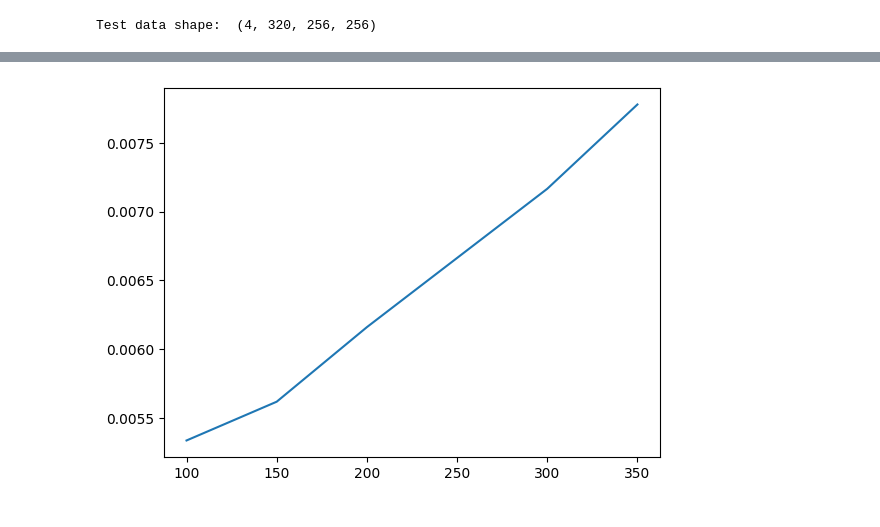
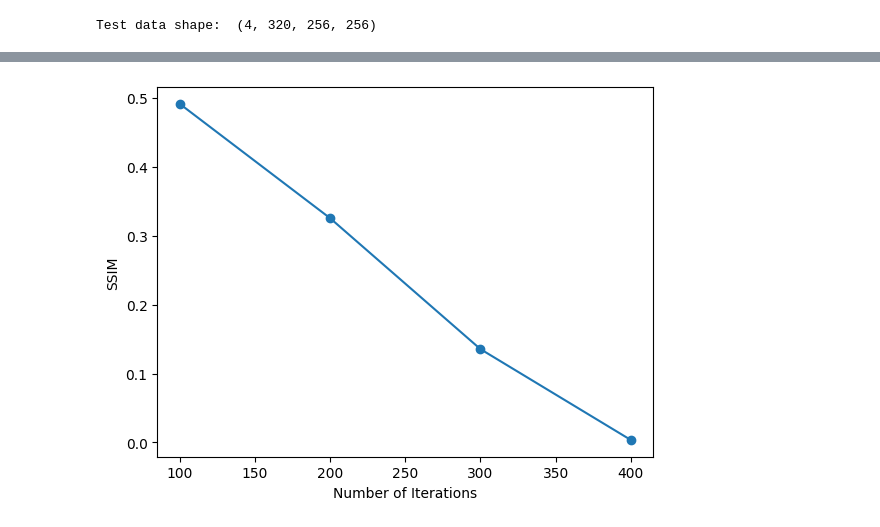
Before and after one commit to baristuran/baris-personal, a Jupyter notebook: data_assimilation.ipynb, the cells around one changed output, grey strips where cells are left out. Drawn from its saved outputs; the diff is of its cells as text; code cells hidden in the pictures.

```diff
--- a/data_assimilation.ipynb
+++ b/data_assimilation.ipynb
@@ -109,7 +109,7 @@ def denoise(guidance, model, K, beta_min = 1e-4, beta_max = 0.02, steps=[1000],
     return x_t
 # %%
 #Randomly choose a fixed percentage of points from the test snapshot
-percentage = 5
+percentage = 1.5625
 factor = percentage/100
 N = int(256**2 * factor)
 test_snapshot = test_data[3, 10, :, :]
@@ -138,6 +138,9 @@ ax2.imshow(interpolated_sparse_measurement)
 #Generate high fidelity data from sparse mesurements
 sparse_measurement = torch.tensor(interpolated_sparse_measurement, dtype=torch.float32).unsqueeze(0).unsqueeze(0).to(device)
 K = 1
-steps = np.ones((K,), dtype=np.int16) * 100
-generated_image = denoise(sparse_measurement, model,steps=steps, K=K, beta_max=0.002, output_freq=10, show_intermediate_output=True).squeeze().detach().cpu().numpy()
+steps = np.ones((K,), dtype=np.int16) * 400
+generated_image = denoise(sparse_measurement, model,steps=steps, K=K, beta_max=0.02, output_freq=40, show_intermediate_output="True").squeeze().detach().cpu().numpy()
+plt.imshow(generated_image)
+plt.title("Generated Image")
+plt.savefig("beta_max_0_02_S_400.png", dpi=400)
 # %% [output]
@@ -193,44 +196,59 @@ Average Relative Error at Sparse Measurement Locations: 100.89851379394531%
 # %%
 import os
 sparse_measurement = torch.tensor(interpolated_sparse_measurement, dtype=torch.float32).unsqueeze(0).unsqueeze(0).to(device)
-S = [100,150,200,300,350]
+S = [100,200,300,400]
 K = [1]
 path = "/home/baris/Documents/DDSim/baris-personal/sparse/"
 
 
 
-SSIM_Sparse_List = []
-SSIM_List = []
-MSE_List = []
 
-figure, axis = plt.subplots()
-figure2, axis2 = plt.subplots()
-for s in S:
-    for k in K:
-        path_K = os.path.join(path, "K_" + str(k))
-        path_K_str = path + "K_" + str(k)
-        if not os.path.exists(path_K):
-            s.makedirs(path_K)
-        plt.imshow(test_snapshot)
-        plt.savefig(path_K_str + "/ground_truth")
+def parametric(K,S):
+    figure, axis = plt.subplots()
+    figure2, axis2 = plt.subplots()
+    SSIM_Sparse_List = []
+    SSIM_List = []
+    MSE_List = []
 
-        steps = np.ones((k,), dtype=np.int16) * s
-        generated_image = denoise(sparse_measurement, model,steps=steps, K=k, beta_max=0.002, output_freq=10).squeeze().detach().cpu().numpy()
-        PSNR = peak_signal_noise_ratio(test_snapshot, generated_image, data_range=2.0)
-        SSIM = structural_similarity(test_snapshot, generated_image, data_range=2.0)
-        SSIM_Sparse = structural_similarity(test_snapshot, interpolated_sparse_measurement, data_range=2.0)
-        MSE = np.mean((test_snapshot - generated_image)**2)
+    for s in S:
+        for k in K:
+            path_K = os.path.join(path, "K_" + str(k))
+            path_K_str = path + "K_" + str(k)
+            if not os.path.exists(path_K):
+                os.makedirs(path_K)
+            plt.imshow(test_snapshot)
+            plt.savefig(path_K_str + "/ground_truth")
 
-        print(f"S = {s}")
-        print(f"Input SSIM: {SSIM_Sparse}")
-        print(f"Generated Image SSIM: {SSIM}")
-        print(f"Generated Image PSNR: {PSNR}")
-        plt.imshow(generated_image)
-        plt.savefig(path_K_str + "/S_" + str(s))
-        SSIM_List.append(SSIM)
-        SSIM_Sparse_List.append(SSIM_Sparse_List)
-        MSE_List.append(MSE)
+            steps = np.ones((k,), dtype=np.int16) * s
+            generated_image = denoise(sparse_measurement, model,steps=steps, K=k, beta_max=0.02, output_freq=10).squeeze().detach().cpu().numpy()
+            PSNR = peak_signal_noise_ratio(test_snapshot, generated_image, data_range=2.0)
+            SSIM = structural_similarity(test_snapshot, generated_image, data_range=2.0)
+            SSIM_Sparse = structural_similarity(test_snapshot, interpolated_sparse_measurement, data_range=2.0)
+            MSE = np.mean((test_snapshot - generated_image)**2)
 
-axis.plot(S, MSE_List)
+            print(f"S = {s}")
+            print(f"K = {k}")
+            print(f"Input SSIM: {SSIM_Sparse}")
+            print(f"Generated Image SSIM: {SSIM}")
+            print(f"Generated Image PSNR: {PSNR}")
+            plt.imshow(generated_image)
+            plt.savefig(path_K_str + "/S_" + str(s))
+            SSIM_List.append(SSIM)
+            SSIM_Sparse_List.append(SSIM_Sparse_List)
+            MSE_List.append(MSE)
+
+    if len(K) == len(SSIM_List):
+        axis.plot(K, SSIM_List, "-o")
+        independent_variable = "Number of Timesteps"
+    elif len(S) == len(SSIM_List):
+        axis.plot(S, SSIM_List, "-o")
+        independent_variable = "Number of Iterations"
+
+
+    axis.set_xlabel(independent_variable)
+    axis.set_ylabel("SSIM")
+    figure.savefig(independent_variable + "_vs_SSIM_2.png", dpi=400)
+
+parametric(K,S)
 # %% [output]
 S = 100
@@ -257 +274 @@ Generated Image PSNR: 27.111396035730863
-[figure, old version]
+[figure, new version]
```
Also changed, not shown: parts of 4 cells of this notebook.
